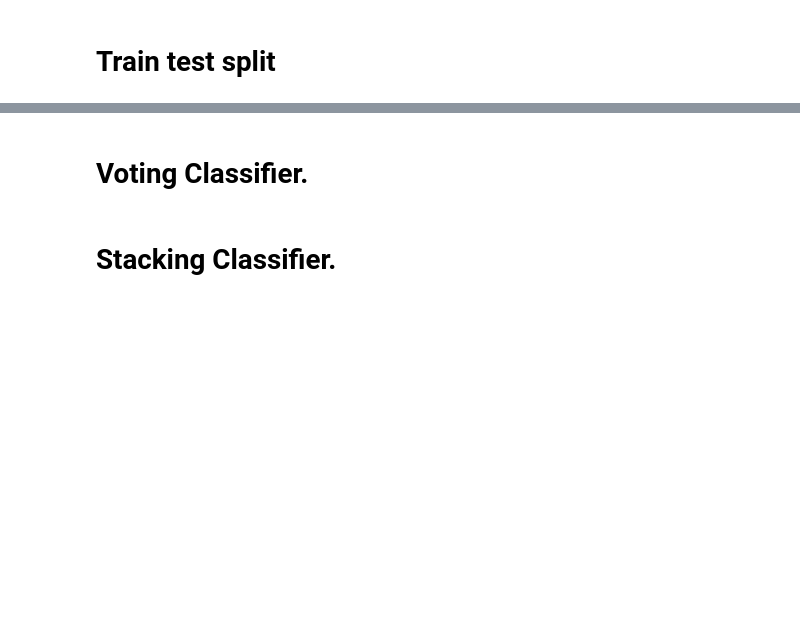
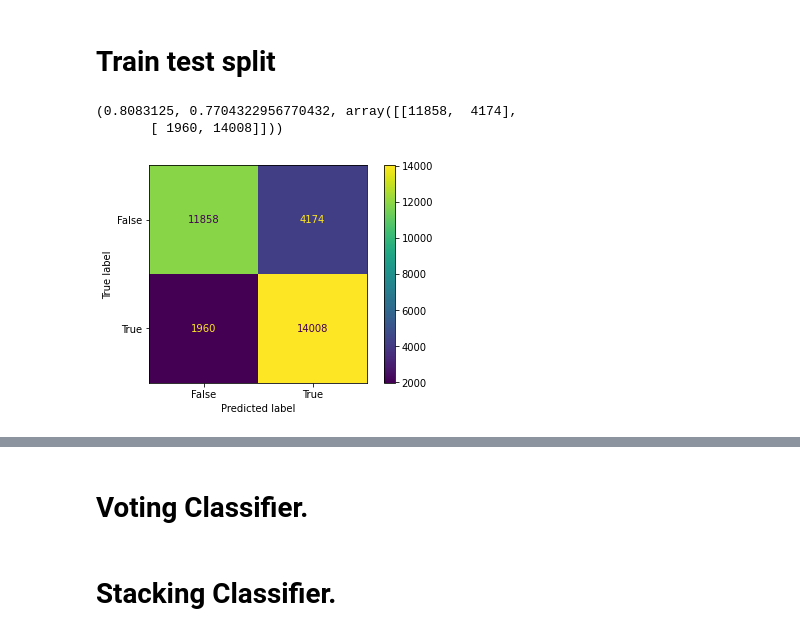
Before and after one commit to kakdevedant2018/PML, a Jupyter notebook: DGA_detection_6.ipynb, the cells around one changed output, grey strips where cells are left out. Cells and saved outputs as stored; diff of their text form; code cells hidden in the pictures; blank space fills up the shorter version.

```diff
--- a/DGA_detection_6.ipynb
+++ b/DGA_detection_6.ipynb
@@ -468,16 +492,30 @@ clfs = {
     'xgb':xgb
 }
 # %%
+from sklearn.metrics import accuracy_score,precision_score
+from sklearn.metrics import confusion_matrix
 def train_classifier(clf,X_train,y_train,X_test,y_test):
     clf.fit(X_train,y_train)
     y_pred = clf.predict(X_test)
     accuracy = accuracy_score(y_test,y_pred)
     precision = precision_score(y_test,y_pred)
-
-
-    return accuracy,precision
+    confusion_matrix1 = confusion_matrix(y_test,y_pred)
+    return accuracy,precision,confusion_matrix1
 # %%
-train_classifier(svc,X_train,y_train,X_test,y_test)
+x = train_classifier(mnb,X_train,y_train,X_test,y_test)
+print(x)
+# %% [output]
+(0.8083125, 0.7704322956770432, array([[11858,  4174],
+       [ 1960, 14008]]))
+# %%
+from sklearn import metrics
+import matplotlib.pyplot as plt
+cm_display = metrics.ConfusionMatrixDisplay(confusion_matrix = x[2], display_labels = [False, True])
+
+cm_display.plot()
+plt.show()
+# %% [output]
+[figure, added]
 # %%
 accuracy_scores = []
 precision_scores = []
```
Also changed, not shown: parts of 76 cells of this notebook.
